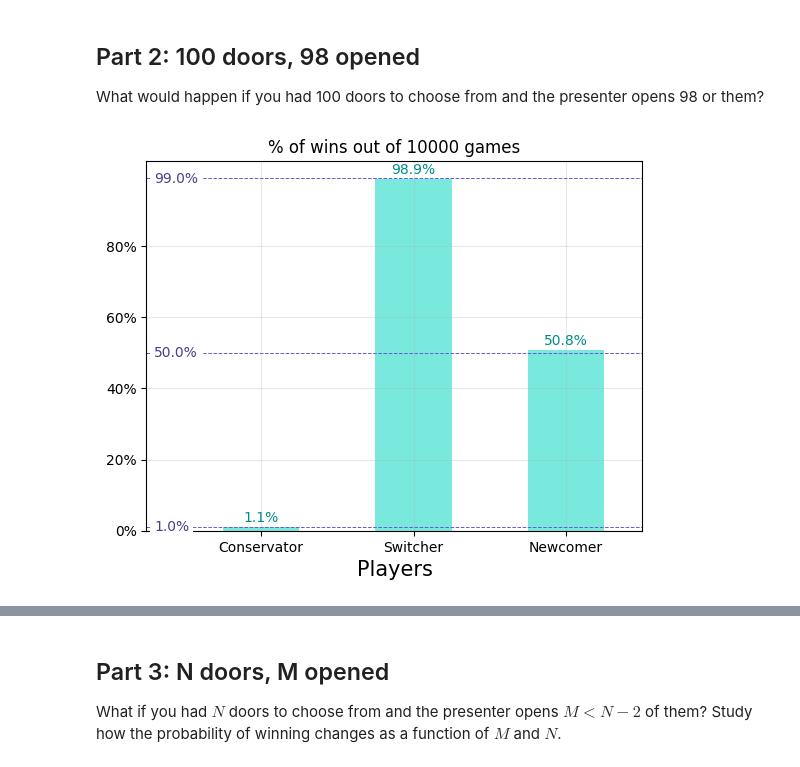
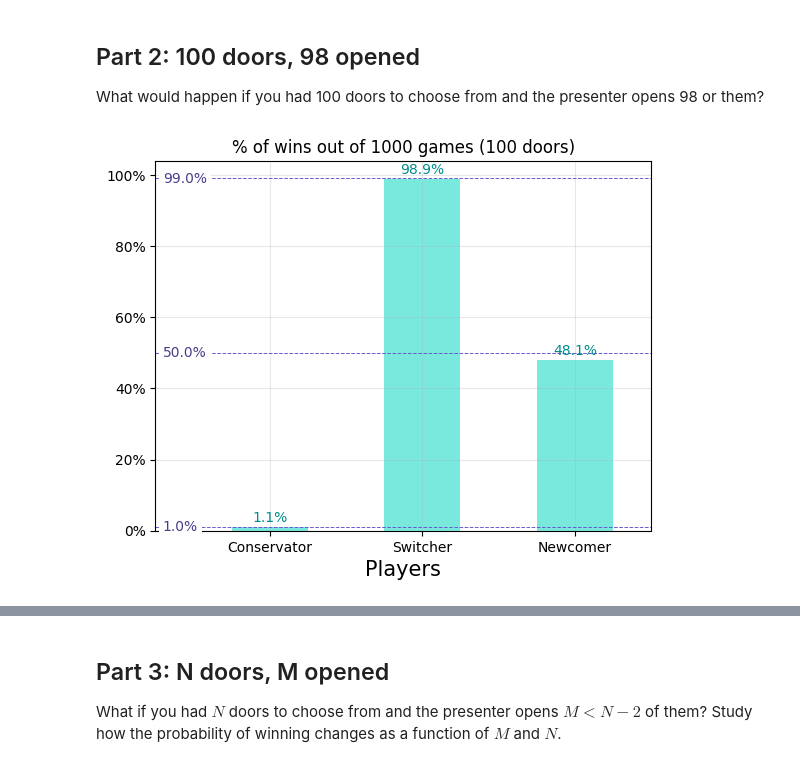
Before and after one commit to Alice-Palladino/astrostatistics_bicocca_2024, a Jupyter notebook: working/L02 - Monty Hall problem.ipynb, the cells around one changed output, grey strips where cells are left out. Cells and saved outputs as stored; diff of their text form; code cells hidden in the pictures.

```diff
--- a/working/L02 - Monty Hall problem.ipynb
+++ b/working/L02 - Monty Hall problem.ipynb
@@ -294,7 +294,7 @@ def doors_opening(N_doors, winning_door, first_choice, doors_to_open):
 
 N = 100     # Total number of doors
 M = N-2     # Number of doors opened by the host
-n = 100000
+n = 1000
 
 conservator_wins = 0
 switcher_wins = 0
@@ -304,7 +304,7 @@ newcomer_wins = 0
 doors = np.array(['goat'] * (N-1) + ['car'])
 
 for i in range(n):
-    shuffle(doors)
+    np.random.shuffle(doors)
 
     # The switcher and conservators choose the first door:
     first_choice = np.random.randint(0, N)
@@ -324,34 +324,34 @@ for i in range(n):
     if(conservator_door == winning_door):
         conservator_wins += 1
     else:
         switcher_wins += 1
 
     if(newcomer_door == winning_door):
         newcomer_wins += 1
 
 # Plotting the win percentage for each contestant:
 players = np.array(["Conservator", "Switcher", "Newcomer"])
 wins_percentage = np.array([conservator_wins*100/n, switcher_wins*100/n, newcomer_wins*100/n])
 expected_percentage = np.array([100/100, 9900/100, 100/2])
 
 fig, ax = plt.subplots()
 plt.bar(players, wins_percentage, width=0.5, color='turquoise', alpha=0.7)
 plt.grid(alpha=0.3)
 ax.yaxis.set_major_formatter(PercentFormatter(xmax=100))
 plt.title('% of wins out of ' + str(n) + ' games (100 doors)')
 plt.xlabel('Players', fontsize=15)
 plt.xlim(-0.75, len(players) - 0.5)
 
 for i, true_value, exp_value in zip(np.arange(len(wins_percentage)), wins_percentage, expected_percentage):
     # Print the true value on each bar:
     plt.text(i, true_value + 0.5, f'{true_value:.1f}%', ha='center', va='bottom', color='darkcyan')
     # Plot the expected value lines and stamps:
     plt.axhline(exp_value, ls='dashed',c='slateblue', linewidth=0.7)
     plt.annotate(str(round(exp_value, 1)) + '%', xy=(-0.75, exp_value), xytext=(-0.7, exp_value), verticalalignment='center', color='darkslateblue', bbox=dict(boxstyle='square', fc='white', edgecolor=(0, 0, 0, 0)))
 
 plt.show()
 # %% [output]
-[figure, old version]
+[figure, new version]
 # %%
 # How the probabilities change with respect to the number of doors N (with M = N-2 doors opened by the host)
 # FOR LOW N (so that the probabilities are still plottable together)
```
Also changed, not shown: parts of 10 cells of this notebook.
